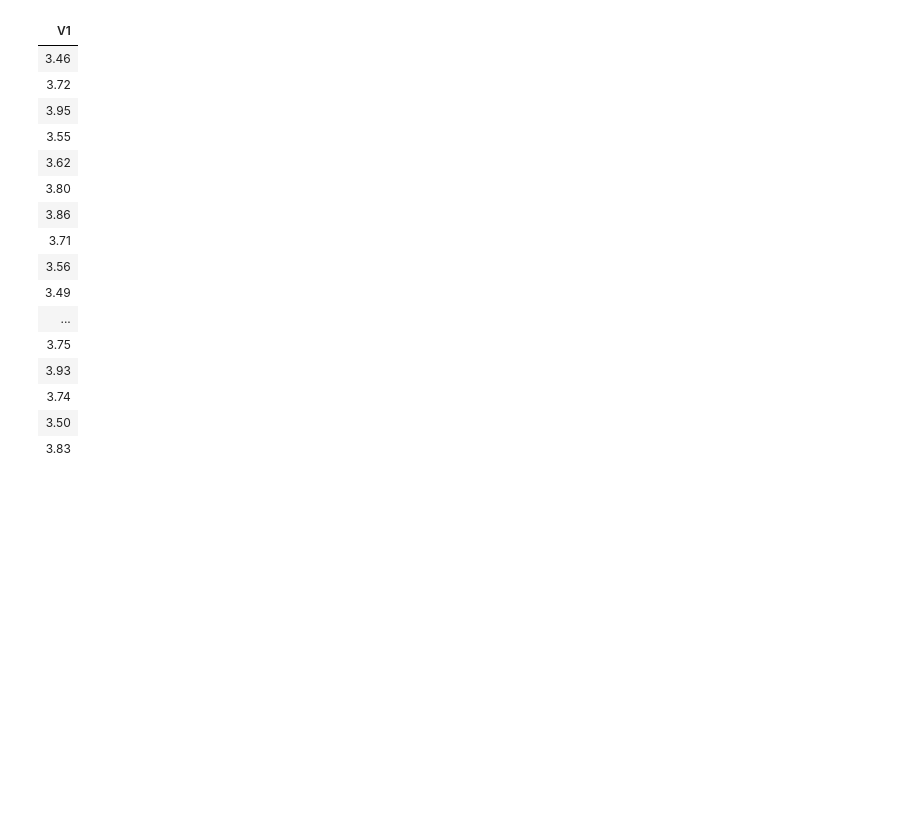
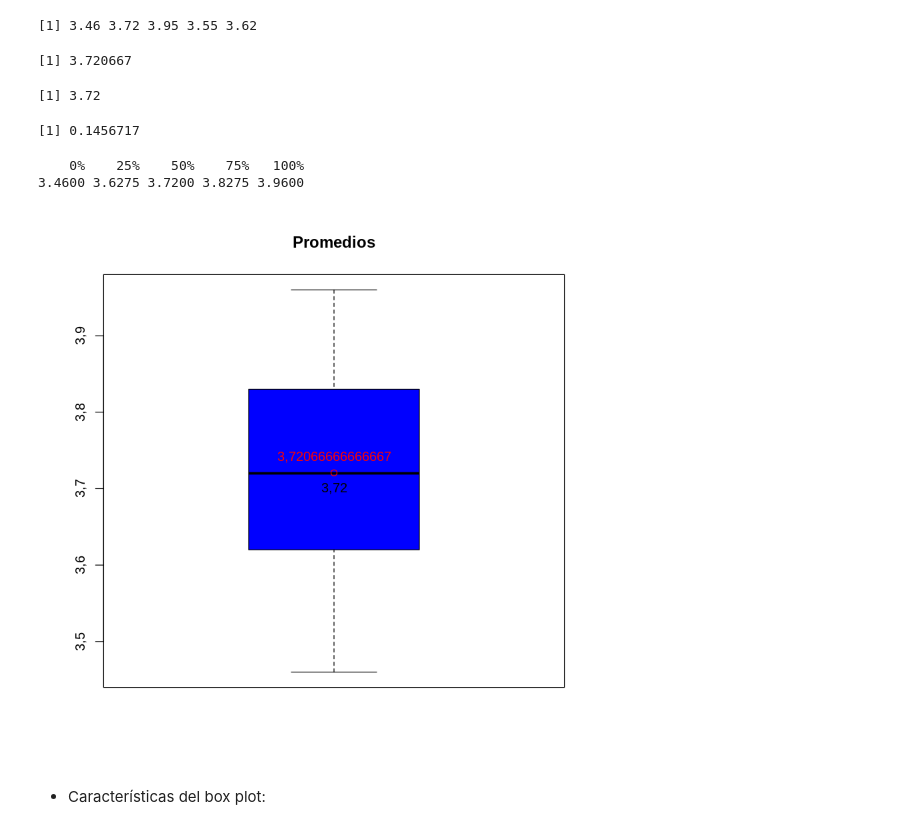
Before and after one commit to LecJackS/Proba-Simulations, a Jupyter notebook: Practica 6 - R/Practica 6 - R.ipynb, the cells around one changed output. Saved outputs shown, nothing was run; the diff lists cells and outputs as text; code cells hidden in the pictures; blank space fills up the shorter version.

```diff
--- a/Practica 6 - R/Practica 6 - R.ipynb
+++ b/Practica 6 - R/Practica 6 - R.ipynb
@@ -3,21 +119,40 @@
 # %%
 X <- read.table(file="graduados.txt", sep="")
-X
+X[1:5,]
 # %% [output]
-| V1 |
-| 3.46 |
-| 3.72 |
-| 3.95 |
-| 3.55 |
-| 3.62 |
-| 3.80 |
-| 3.86 |
-| 3.71 |
-| 3.56 |
-| 3.49 |
-| ... |
-| 3.75 |
-| 3.93 |
-| 3.74 |
-| 3.50 |
-| 3.83 |
+[1] 3.46 3.72 3.95 3.55 3.62
+# %%
+# a) Media muestral y Mediana Muestral
+mean_X <- mean(X[,])
+median_X <- median(X[,])
+# %%
+mean_X
+median_X
+# %% [output]
+[1] 3.720667
+[1] 3.72
+# %%
+# b) Desviación estándar (Standard Deviation)
+sd_X <- sd(X[,])
+sd_X
+# %% [output]
+[1] 0.1456717
+# %%
+# Distancia Intercuartil
+quan_X <- quantile(X[,])
+quan_X
+# %% [output]
+    0%    25%    50%    75%   100%
+3.4600 3.6275 3.7200 3.8275 3.9600
+# %%
+# c)
+boxplot(X, main="Promedios", col="blue")
+#Agrego un círculo rojo en la esperanza
+points(1, mean_X, col = "red")
+text(1, mean_X + 0.02, labels = mean_X, col = "red")
+#Agrego valor de la mediana de la muestra
+text(1, median_X - 0.02, labels = median_X, col = "black")
+# %% [output]
+[figure, added]
+# %% [markdown]
+* Características del box plot:
```
Also changed, not shown: parts of 62 cells of this notebook, 11 other files.
